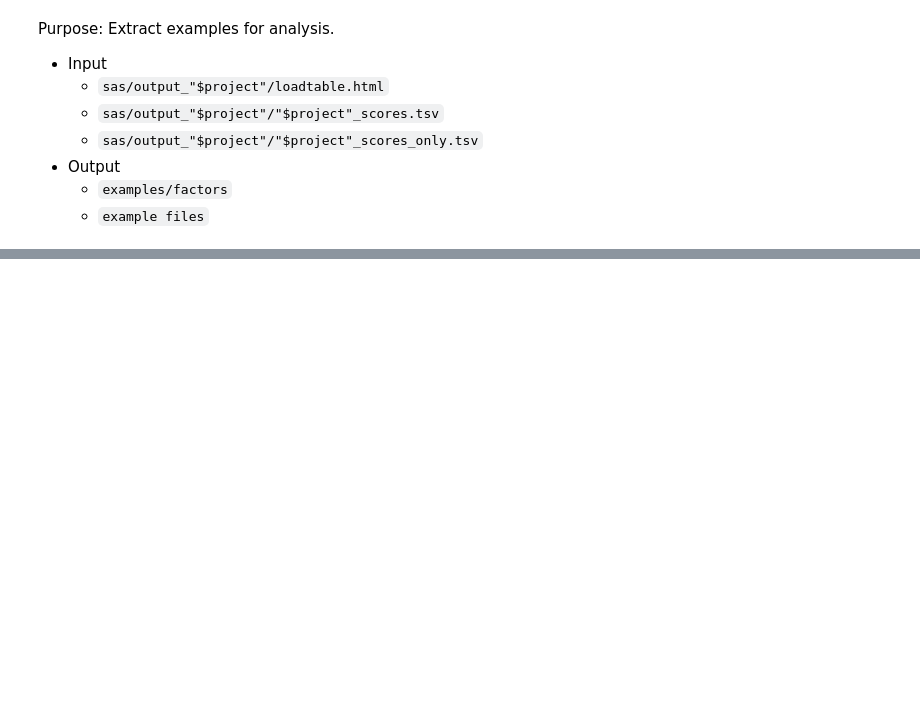
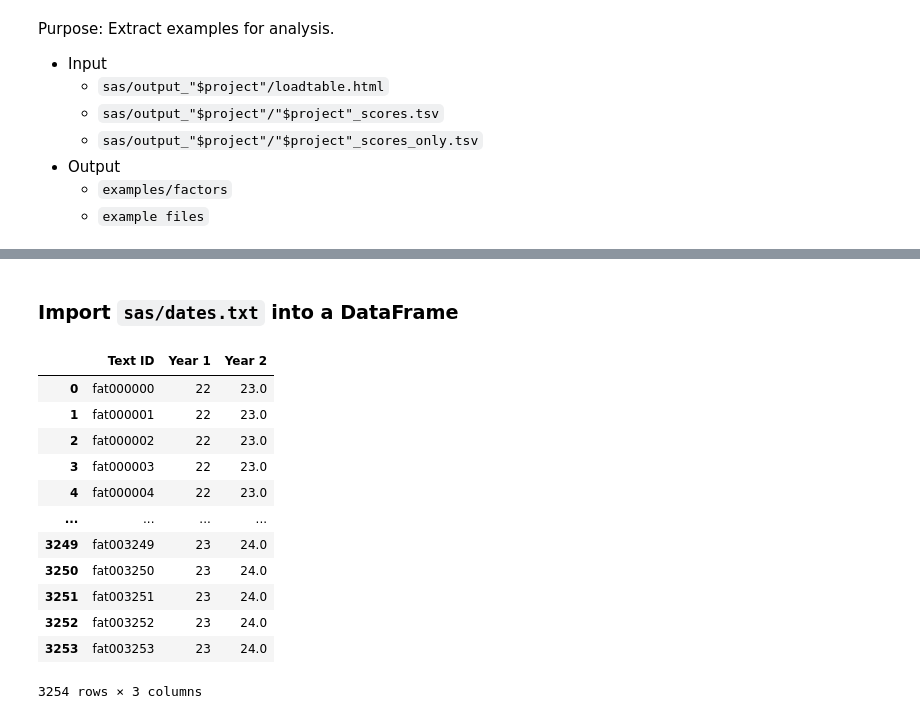
Before and after one commit to laelgelc/cl_st1_fernanda, a Jupyter notebook: CL_St1_Ph2_Fernanda.ipynb, the cells around one changed output, grey strips where cells are left out. Saved outputs shown, nothing was run; the diff lists cells and outputs as text; code cells hidden in the pictures; blank space fills up the shorter version.

```diff
--- a/CL_St1_Ph2_Fernanda.ipynb
+++ b/CL_St1_Ph2_Fernanda.ipynb
@@ -569,0 +716,2 @@ Purpose: Extract examples for analysis.
+# %% [markdown]
+### Import `sas/dates.txt` into a DataFrame
@@ -569,0 +724,16 @@ Purpose: Extract examples for analysis.
+# %%
+df_dates
+# %% [output]
+|  | Text ID | Year 1 | Year 2 |
+| 0 | fat000000 | 22 | 23.0 |
+| 1 | fat000001 | 22 | 23.0 |
+| 2 | fat000002 | 22 | 23.0 |
+| 3 | fat000003 | 22 | 23.0 |
+| 4 | fat000004 | 22 | 23.0 |
+| ... | ... | ... | ... |
+| 3249 | fat003249 | 23 | 24.0 |
+| 3250 | fat003250 | 23 | 24.0 |
+| 3251 | fat003251 | 23 | 24.0 |
+| 3252 | fat003252 | 23 | 24.0 |
+| 3253 | fat003253 | 23 | 24.0 |
+3254 rows × 3 columns
```
Also changed, not shown: parts of 14 cells of this notebook, 4 other files.
